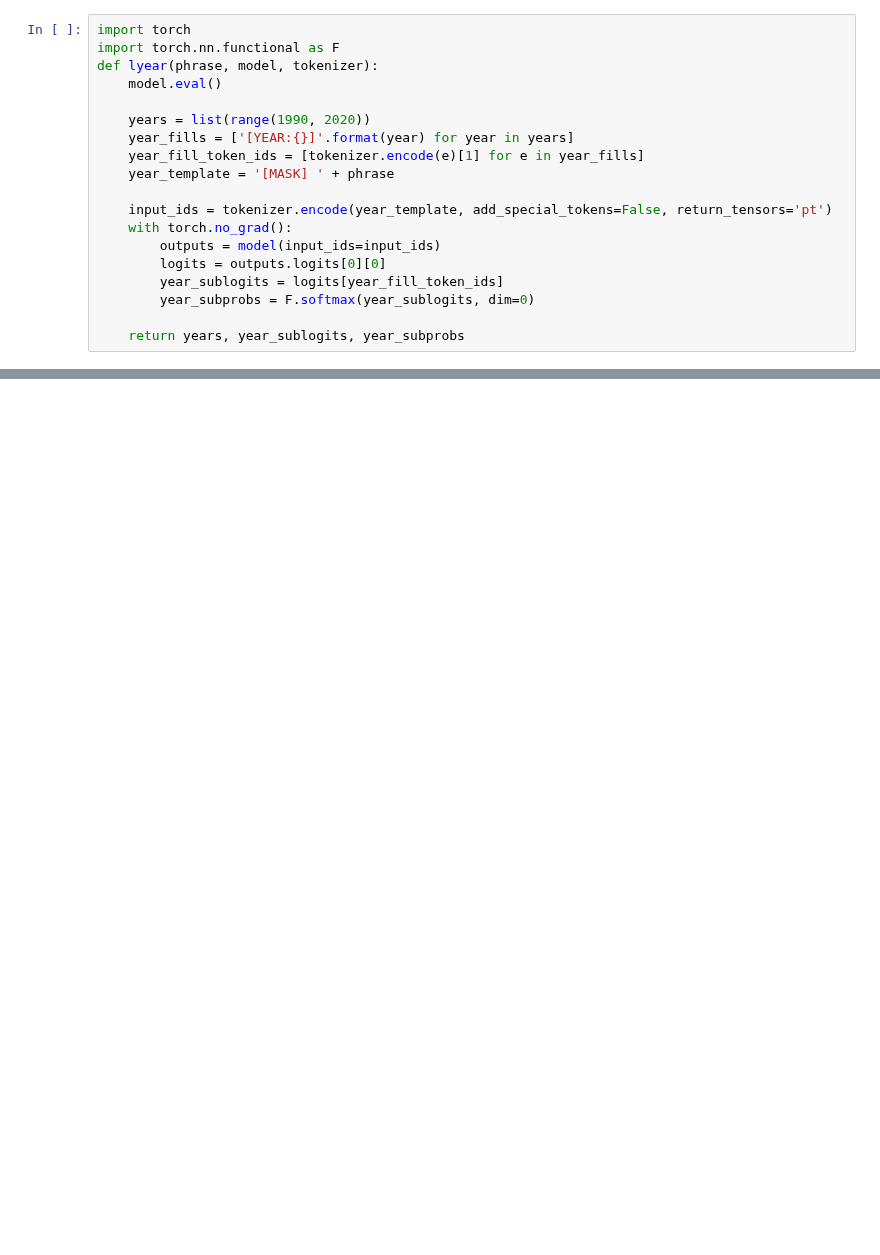
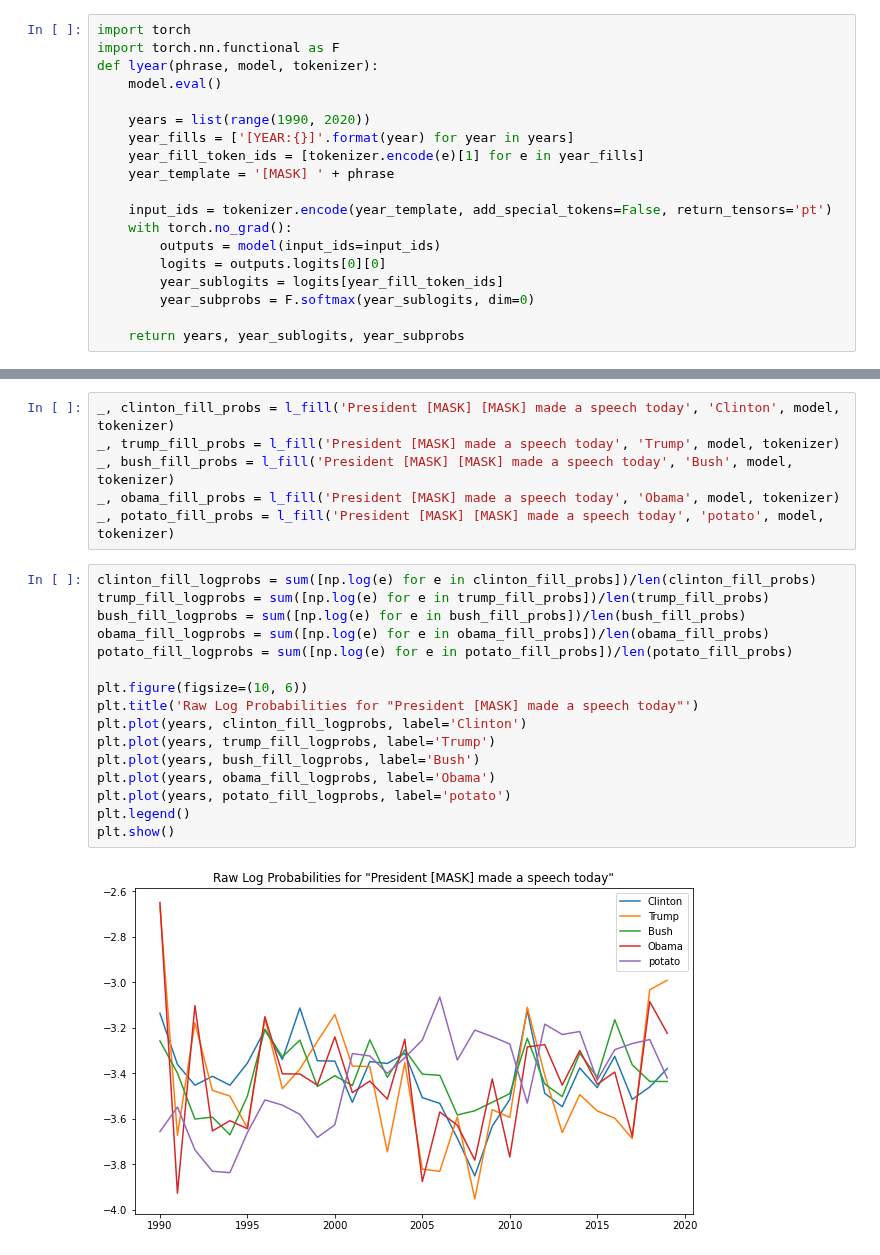
Before and after one commit to bstadt/tlm-1-release, a Jupyter notebook: eda/bayes.ipynb, the cells around one changed output, grey strips where cells are left out. Cells and saved outputs as stored; diff of their text form; blank space fills up the shorter version.

```diff
--- a/eda/bayes.ipynb
+++ b/eda/bayes.ipynb
@@ -145,0 +142,24 @@ pyear_given_slotfill('I distrust the government.', template, model, tokenizer,
+# %%
+_, clinton_fill_probs = l_fill('President [MASK] [MASK] made a speech today', 'Clinton', model, tokenizer)
+_, trump_fill_probs = l_fill('President [MASK] made a speech today', 'Trump', model, tokenizer)
+_, bush_fill_probs = l_fill('President [MASK] [MASK] made a speech today', 'Bush', model, tokenizer)
+_, obama_fill_probs = l_fill('President [MASK] made a speech today', 'Obama', model, tokenizer)
+_, potato_fill_probs = l_fill('President [MASK] [MASK] made a speech today', 'potato', model, tokenizer)
+# %%
+clinton_fill_logprobs = sum([np.log(e) for e in clinton_fill_probs])/len(clinton_fill_probs)
+trump_fill_logprobs = sum([np.log(e) for e in trump_fill_probs])/len(trump_fill_probs)
+bush_fill_logprobs = sum([np.log(e) for e in bush_fill_probs])/len(bush_fill_probs)
+obama_fill_logprobs = sum([np.log(e) for e in obama_fill_probs])/len(obama_fill_probs)
+potato_fill_logprobs = sum([np.log(e) for e in potato_fill_probs])/len(potato_fill_probs)
+
+plt.figure(figsize=(10, 6))
+plt.title('Raw Log Probabilities for "President [MASK] made a speech today"')
+plt.plot(years, clinton_fill_logprobs, label='Clinton')
+plt.plot(years, trump_fill_logprobs, label='Trump')
+plt.plot(years, bush_fill_logprobs, label='Bush')
+plt.plot(years, obama_fill_logprobs, label='Obama')
+plt.plot(years, potato_fill_logprobs, label='potato')
+plt.legend()
+plt.show()
+# %% [output]
+[figure, added]
```
Also changed, not shown: parts of 12 cells of this notebook, 3 other files.
